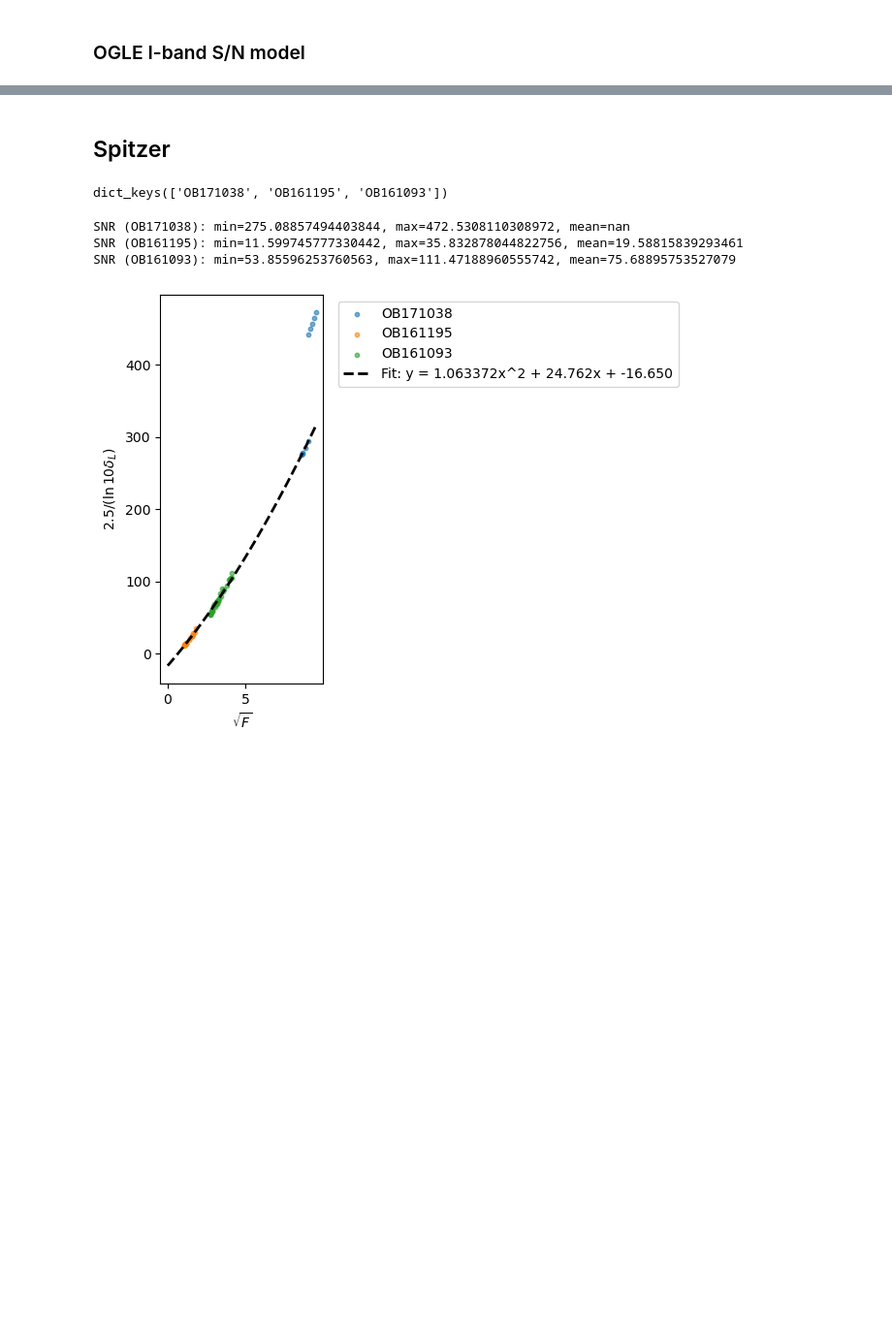
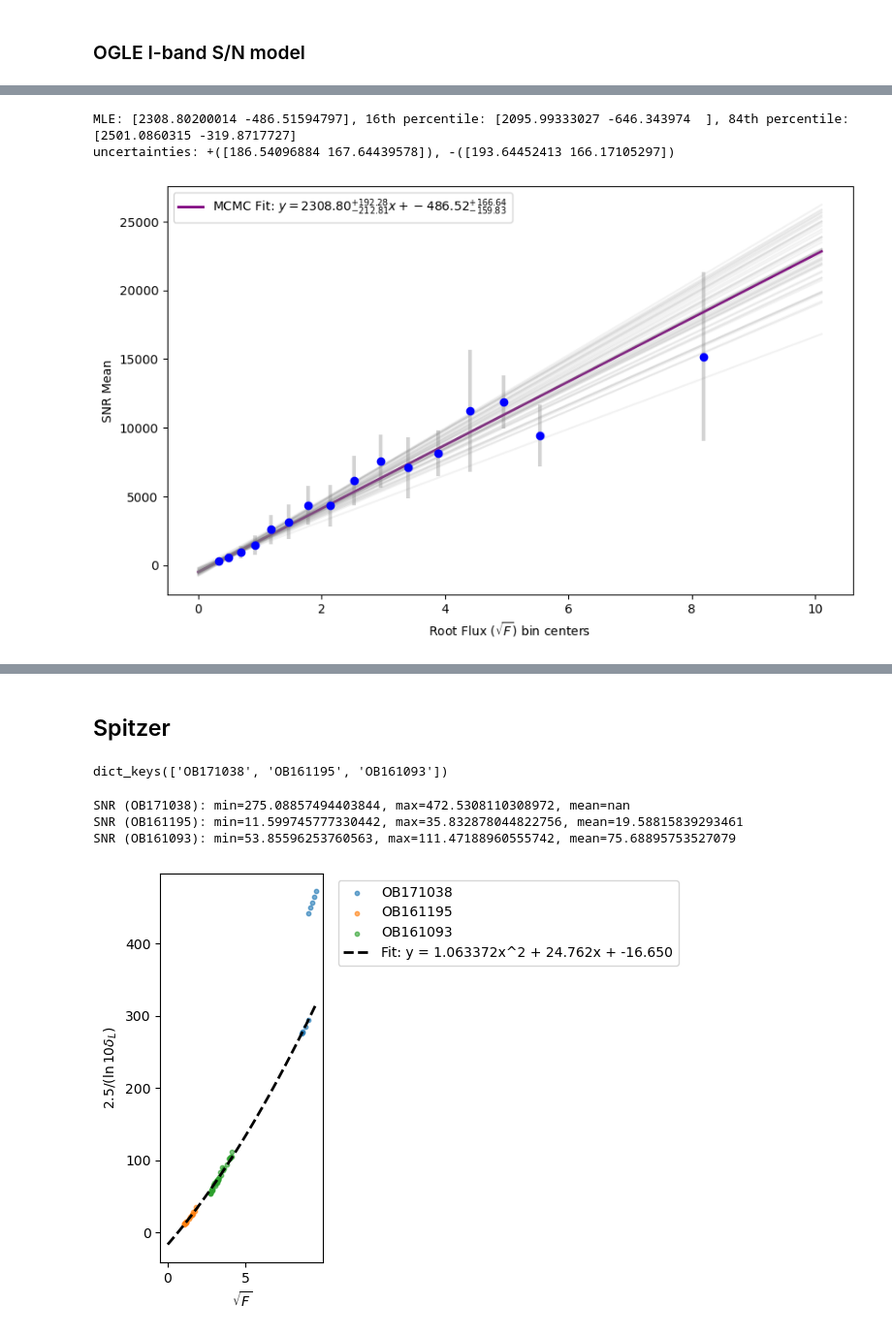
Before and after one commit to AmberLee2427/PopSyCLE-table, a Jupyter notebook: Noise_Models.ipynb, the cells around one changed output, grey strips where cells are left out. Shown: that part at 97% size. Saved outputs shown, nothing was run; the diff lists cells and outputs as text; code cells hidden in the pictures; blank space fills up the shorter version.

```diff
--- a/Noise_Models.ipynb
+++ b/Noise_Models.ipynb
@@ -293,0 +478,53 @@ plt.show()
+# %%
+# use emcee to fit a posterior distribution
+import emcee
+
+def lnprob(theta, x, y, yerr):
+    """Log-probability function for emcee."""
+    # Unpack parameters
+    m, b = theta
+    # Compute the log-probability
+    chi2_val = np.nansum(((y - (m * x + b)) / yerr) ** 2)
+    if np.isnan(chi2_val):
+        return -np.inf
+    return -0.5 * chi2_val
+
+p0 = popt
+ndim = len(p0)
+nwalkers = 50
+pos = [p0 + 1e-4 * np.random.randn(ndim) for i in range(nwalkers)]
+
+sampler = emcee.EnsembleSampler(nwalkers, ndim, lnprob, args=(x_mu, mu, std))
+
+plt.figure(figsize=(10, 6))
+# x is the midpoint of each bin in sqrt(Flux) space
+plt.errorbar(x_mu, mu, yerr=std, fmt='o', color='blue', ecolor='lightgray', elinewidth=3, capsize=0)
+
+sampler.run_mcmc(pos, 1000)
+pos = sampler.get_chain()[-100:, :, :]
+pos = pos.reshape((-1, ndim))
+mle = np.percentile(pos, 50, axis=0)
+p16 = np.percentile(pos, 16, axis=0)
+p84 = np.percentile(pos, 84, axis=0)
+print(f'MLE: {mle}, 16th percentile: {p16}, 84th percentile: {p84}')
+print(f'uncertainties: +({upper}), -({lower})')
+lower = mle - p16
+upper = p84 - mle
+
+plt.plot(xx, linear_func(mle, xx), color='purple', linestyle='-', linewidth=2,
+            label=f'MCMC Fit: $y = {mle[0]:.2f}^{{+{upper[0]:.2f}}}_{{-{lower[0]:.2f}}}x + {mle[1]:.2f}^{{+{upper[1]:.2f}}}_{{-{lower[1]:.2f}}}$')
+
+# plot the walkers in the last state
+for i in range(nwalkers):
+    n = np.random.randint(0, 100)
+    nw = np.random.randint(0, nwalkers)
+    plt.plot(xx, pos[n*nwalkers+nw, 0] * xx + pos[n*nwalkers+nw, 1], color='gray', alpha=0.1)
+
+plt.ylabel('SNR Mean')
+plt.xlabel(f'Root Flux ($\sqrt{{F}}$) bin centers')
+plt.legend()
+plt.savefig('mcmc_fit_OGLE_SN_model.png')
+# %% [output]
+MLE: [2308.80200014 -486.51594797], 16th percentile: [2095.99333027 -646.343974  ], 84th percentile: [2501.0860315 -319.8717727]
+uncertainties: +([186.54096884 167.64439578]), -([193.64452413 166.17105297])
+[figure, added]
```
Also changed, not shown: parts of 6 cells of this notebook, 1 other file.
